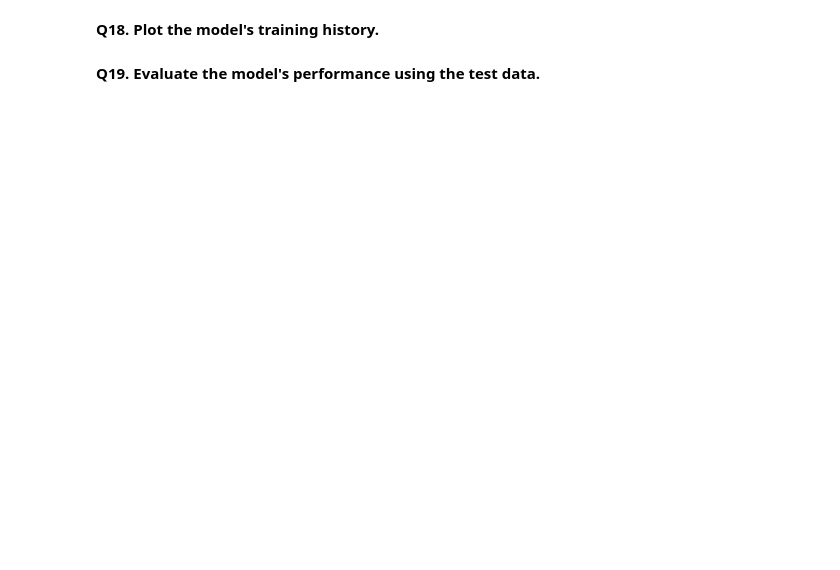
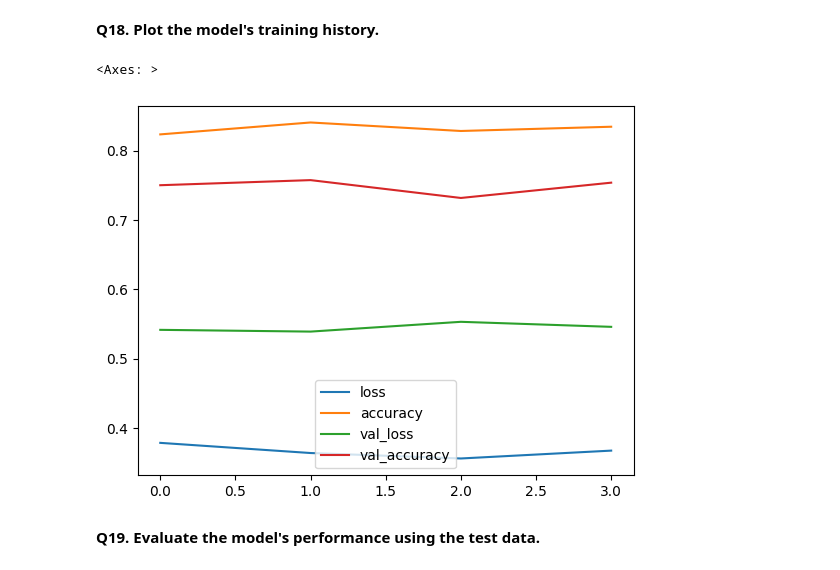
Before and after one commit to CC-KEH/PWSKILLS-Data-Science-Masters-Assigments, a Jupyter notebook: TensorFlow & PyTorch/assignment_callback_functions.ipynb, the cells around one changed output. Drawn from its saved outputs; the diff is of its cells as text; code cells hidden in the pictures; blank space fills up the shorter version.

```diff
--- a/TensorFlow & PyTorch/assignment_callback_functions.ipynb
+++ b/TensorFlow & PyTorch/assignment_callback_functions.ipynb
@@ -25,0 +263,6 @@ training.**
+# %%
+# Create a ModelCheckpoint callback
+checkpoint_cb = keras.callbacks.ModelCheckpoint("my_keras_model.h5", save_best_only=True)
+
+# Fit the model with the Early Stopping callback
+model_clf.fit(X_train, y_train, epochs=10, validation_data=(X_val, y_val), callbacks=[checkpoint_cb])
@@ -28,5 +311,13 @@ training.**
 # %% [markdown]
 **Q13. Use binary cross-entropy as the loss function, Adam optimizer, and include the metric ['accuracy'].**
+# %%
+LOSS_FUNCTION = "binary_crossentropy"
+OPTIMIZER = "Adam"
+METRICS = ["accuracy"]
 # %% [markdown]
 **Q14. Compile the model with the specified loss function, optimizer, and metrics.**
+# %%
+model_clf.compile(loss=LOSS_FUNCTION,
+              optimizer=OPTIMIZER,
+              metrics=METRICS)
 # %% [markdown]
@@ -34,0 +325,3 @@ callbacks.**
+# %%
+CALLBACKS = [early_stopping_cb,early_stopping_cb,checkpoint_cb]
+history = model_clf.fit(X_train, y_train, epochs=10, validation_data=(X_val, y_val), callbacks= CALLBACKS )
@@ -39,4 +353,9 @@ callbacks.**
 # %% [markdown]
 **Q18. Plot the model's training history.**
+# %%
+pd.DataFrame(history.history).plot()
+# %% [output]
+<Axes: >
+[figure, added]
 # %% [markdown]
 **Q19. Evaluate the model's performance using the test data.**
```
Also changed, not shown: parts of 52 cells of this notebook, 19 other files.
